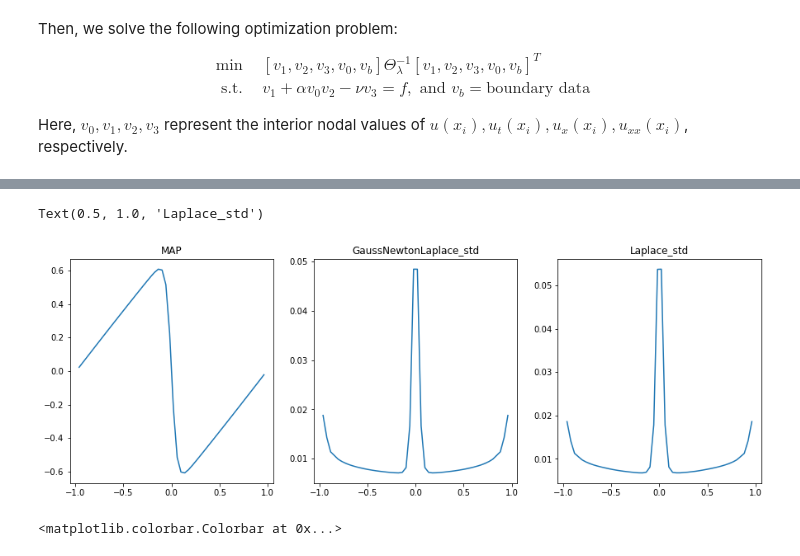
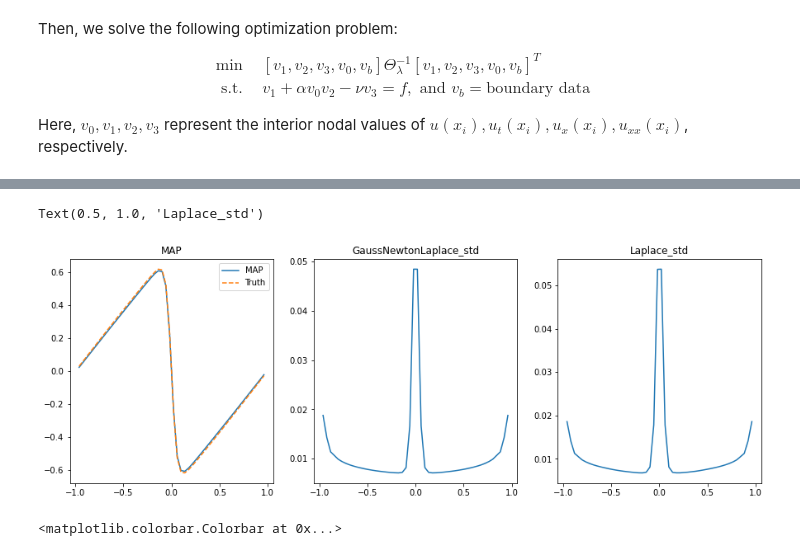
Before and after one commit to yifanc96/GaussianProcessPDEs, a Jupyter notebook: UncertaintyQuantification/python_UQ_Burgers.ipynb, the cells around one changed output, grey strips where cells are left out. Cells and saved outputs as stored; diff of their text form; code cells hidden in the pictures.

```diff
--- a/UncertaintyQuantification/python_UQ_Burgers.ipynb
+++ b/UncertaintyQuantification/python_UQ_Burgers.ipynb
@@ -433,23 +433,25 @@ test_truth = jnp.reshape(test_truth, (N_pts, N_t+1))
 # %%
 fig = plt.figure(figsize=(15, 5))
 plt.subplot(131)
 plt.plot(XX[:,-1], grid_sol[:,-1], label = "MAP")
+plt.plot(XX[:,-1], test_truth[:,-1], '--', label = "Truth")
 plt.title("MAP")
+plt.legend()
 # plt.colorbar()
 
 plt.subplot(132)
 plt.plot(XX[:,-1], grid_cov_Kalman[:,-1], label = "GaussNewtonLaplace_std")
 plt.title("GaussNewtonLaplace_std")
 # plt.colorbar()
 
 plt.subplot(133)
 plt.plot(XX[:,-1], grid_cov_Laplace[:,-1], label = "Laplace_std")
 plt.title("Laplace_std")
 # plt.colorbar()
 # legend()
 # %% [output]
 Text(0.5, 1.0, 'Laplace_std')
-[figure, old version]
+[figure, new version]
 # %%
 fig = plt.figure(figsize=(15, 5))
 plt.subplot(131)
```
